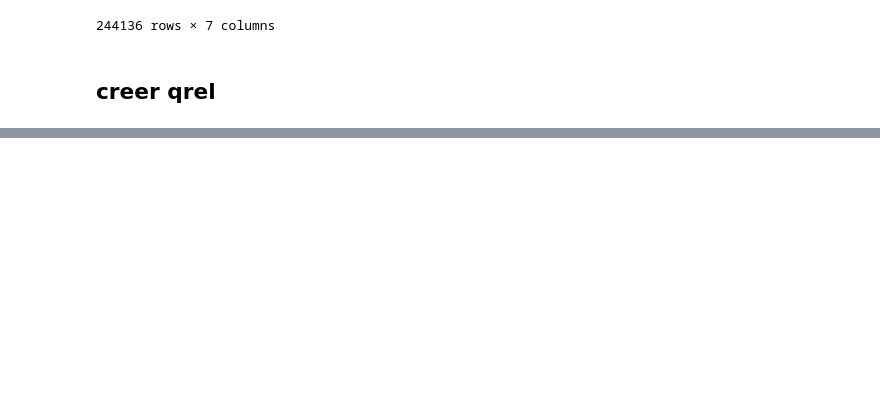
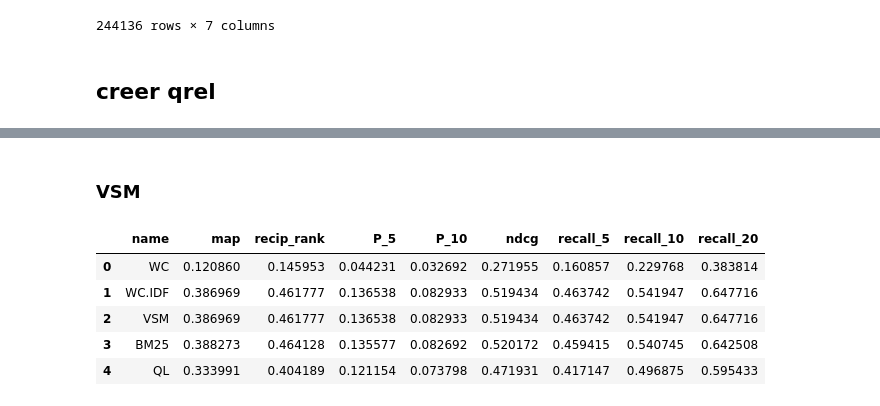
Before and after one commit to barthosdac/projet-rital, a Jupyter notebook: f.ipynb, the cells around one changed output, grey strips where cells are left out. Drawn from its saved outputs; the diff is of its cells as text; code cells hidden in the pictures; blank space fills up the shorter version.

Commit message:
Les experiments

```diff
--- a/f.ipynb
+++ b/f.ipynb
@@ -29,9 +30,3 @@ import pandas as pd
 import pyterrier as pt
 if not pt.started():
   pt.init(boot_packages=["com.github.terrierteam:terrier-prf:-SNAPSHOT"])
-# %%
-#docs = json.load(open('WikiPassageQA/document_passages.json'))
-# Loading json
-with open("WikiPassageQA/document_passages.json",encoding="utf-8") as f:
-    data = f.readlines()
-    js_data = json.loads(data[0])
@@ -289,3 +214,9 @@ for row in df_complete.iterrows():
     relevant.append(1)
   else:
     relevant.append(0)
+
+df_complete["label"] = relevant
+qrel = df_complete[["QID", "docno","label"]]
+qrel.columns = ['qid', 'docno', 'label']
+qrel = qrel.astype({"qid": str, "docno": object, "label":object}) #qid en string pour pt.Experiment
+qrel.head()
@@ -333,0 +310,10 @@ qrel.head(30)
+# %%
+topic_test = df_test[["QID", "Question"]]
+topic_test.columns = ['qid', 'query']
+
+liste_query_test = topic_test[['query']].values.tolist()
+liste_query_test_traite = prepretraiter(liste_query_test)
+topic_test['query'] = liste_query_test_traite
+
+topic_test = topic_test.astype({"qid": str, "query": object}) #string key
+topic_test.head()
@@ -333,0 +332,24 @@ qrel.head(30)
+# %% [markdown]
+### VSM
+# %%
+wc = pt.BatchRetrieve(index, wmodel="Tf")
+wc_idf = pt.BatchRetrieve(index, wmodel="TF_IDF", norm = None)
+tf_idf = pt.BatchRetrieve(index, wmodel="TF_IDF")
+bm25 = pt.BatchRetrieve(index, wmodel="BM25")
+ql = pt.BatchRetrieve(index, wmodel="DirichletLM")
+
+
+pt.Experiment(
+    [wc, wc_idf, tf_idf, bm25, ql],
+    topic_test,
+    qrel,
+    eval_metrics=["map", "recip_rank", "P_5","P_10","ndcg", "recall_5", "recall_10", "recall_20" ],
+    names = ["WC", "WC.IDF", "VSM", "BM25", "QL"]
+)
+# %% [output]
+|  | name | map | recip_rank | P_5 | P_10 | ndcg | recall_5 | recall_10 | recall_20 |
+| 0 | WC | 0.120860 | 0.145953 | 0.044231 | 0.032692 | 0.271955 | 0.160857 | 0.229768 | 0.383814 |
+| 1 | WC.IDF | 0.386969 | 0.461777 | 0.136538 | 0.082933 | 0.519434 | 0.463742 | 0.541947 | 0.647716 |
+| 2 | VSM | 0.386969 | 0.461777 | 0.136538 | 0.082933 | 0.519434 | 0.463742 | 0.541947 | 0.647716 |
+| 3 | BM25 | 0.388273 | 0.464128 | 0.135577 | 0.082692 | 0.520172 | 0.459415 | 0.540745 | 0.642508 |
+| 4 | QL | 0.333991 | 0.404189 | 0.121154 | 0.073798 | 0.471931 | 0.417147 | 0.496875 | 0.595433 |
```
Also changed, not shown: parts of 17 cells of this notebook, 1 other file.
